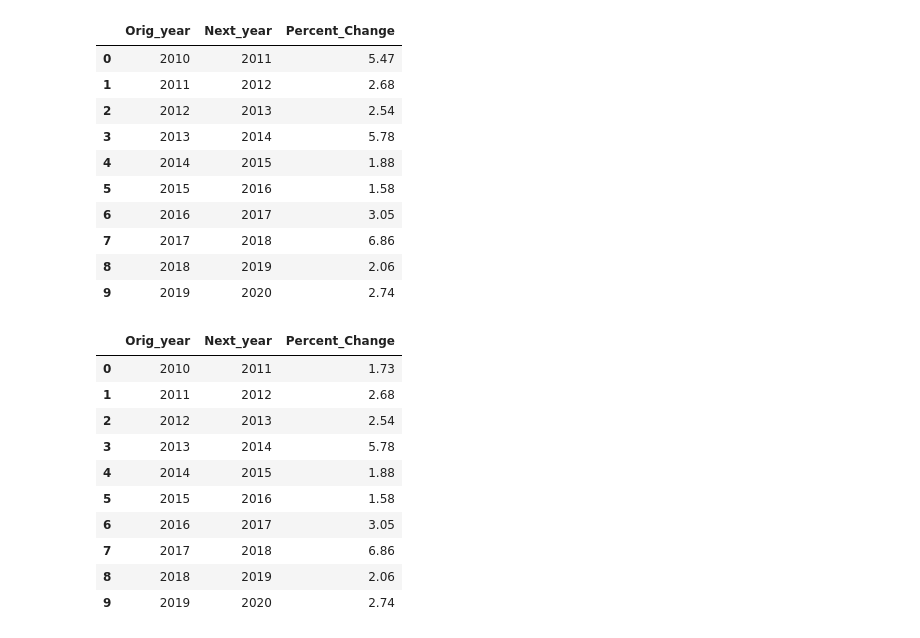
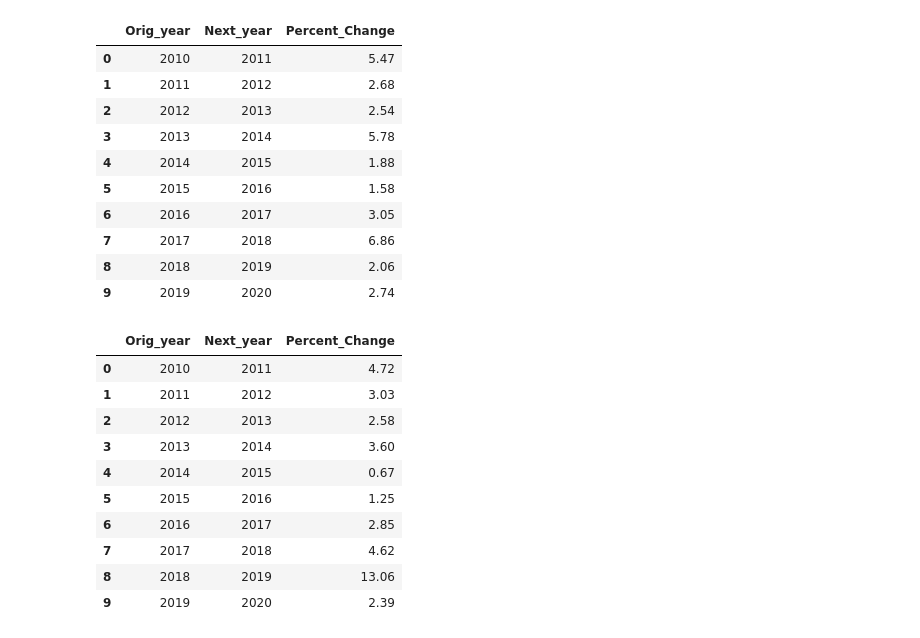
Before and after one commit to equeeuqe/FBA_PROJECT, a Jupyter notebook: project.ipynb, the cells around one changed output. Drawn from its saved outputs; the diff is of its cells as text; code cells hidden in the pictures.

```diff
--- a/project.ipynb
+++ b/project.ipynb
@@ -73,10 +73,10 @@ averageVal10 = round(food_2019['Value'].mean(), 2)
 food_2020 = food.loc[food['Year'] == 2020]
 averageVal11 = round(food_2020['Value'].mean(), 2)
 
-ave_list = [averageVal1, averageVal2, averageVal3,
+foods = [averageVal1, averageVal2, averageVal3,
     averageVal4, averageVal5, averageVal6, averageVal7, averageVal8, averageVal9, averageVal10, averageVal11]
 year_list = [2010, 2011, 2012, 2013, 2014, 2015, 2016, 2017, 2018, 2019, 2020]
-print(ave_list)
+print(foods)
 # %% [output]
 [83.56, 88.13, 90.49, 92.79, 98.15, 100.0, 101.58, 104.68, 111.86, 114.16, 117.29]
 # %% [markdown]
@@ -116,9 +116,9 @@ Val10 = round(general_2019['Value'].mean(), 2)
 general_2020 = general.loc[general['Year'] == 2020]
 Val11 = round(general_2020['Value'].mean(), 2)
 
-gen_ave_list = [Val1, Val2, Val3, Val4, Val5, Val6, Val7, Val8,
+generals = [Val1, Val2, Val3, Val4, Val5, Val6, Val7, Val8,
                 Val9, Val10, Val11]
-print(gen_ave_list)
+print(generals)
 # %% [output]
 [86.63, 90.72, 93.47, 95.88, 99.33, 100.0, 101.25, 104.14, 99.33, 112.3, 114.98]
 # %% [markdown]
@@ -170,10 +171,10 @@ ax.plot(year_list, gen_ave_list, label="buffalo")
 # %% [markdown]
     CALCULATING THE DEGREE OF CHANGE OVER TIME - FOOD INDECES
 # %%
-origVal = ave_list[0]
+origVal = foods[0]
 foodfinals = []
-for i in range(1, len(ave_list)):
-    newVal = ave_list[i]
+for i in range(1, len(foods)):
+    newVal = foods[i]
 
     if(newVal > origVal):
         left = newVal
@@ -207,10 +208,10 @@ print(foodfinals)
 # %% [markdown]
     CALCULATING THE DEGREE OF CHANGE OVER TIME - GENERAL INDECES
 # %%
-origVal = gen_ave_list[0]
-genfinals = []
-for i in range(1, len(gen_ave_list)):
-    newVal = ave_list[i]
+origVal = generals[0]
+general_final_list = []
+for i in range(1, len(generals)):
+    newVal = generals[i]
 
     if(newVal > origVal):
         left = newVal
@@ -226,7 +227,7 @@ for i in range(1, len(gen_ave_list)):
     per_change = round(deci_change*100, 2)
     print(per_change)
     origVal = newVal
-    genfinals.append(per_change)
+    general_final_list.append(per_change)
 
-print(genfinals)
+print(general_final_list)
 # %% [output]
@@ -262,22 +263,20 @@ final_food_df
 | 7 | 2017 | 2018 | 6.86 |
 | 8 | 2018 | 2019 | 2.06 |
 | 9 | 2019 | 2020 | 2.74 |
-# %%
-year_list_3 = [2010, 2011, 2012, 2013, 2014, 2015, 2016, 2017, 2018, 2019]
-year_list_4 = [2011, 2012, 2013, 2014, 2015, 2016, 2017, 2018, 2019, 2020]
-final_gen_df = pd.DataFrame(genfinals, columns=["Percent_Change"])
-final_gen_df.insert(0, "Orig_year", year_list_3, True)
-final_gen_df.insert(1, "Next_year", year_list_4, True)
-final_gen_df
-# %% [output]
-|  | Orig_year | Next_year | Percent_Change |
-| 0 | 2010 | 2011 | 1.73 |
-| 1 | 2011 | 2012 | 2.68 |
-| 2 | 2012 | 2013 | 2.54 |
-| 3 | 2013 | 2014 | 5.78 |
-| 4 | 2014 | 2015 | 1.88 |
-| 5 | 2015 | 2016 | 1.58 |
-| 6 | 2016 | 2017 | 3.05 |
-| 7 | 2017 | 2018 | 6.86 |
-| 8 | 2018 | 2019 | 2.06 |
-| 9 | 2019 | 2020 | 2.74 |
+# %%
+general_data = pd.DataFrame(general_final_list, columns=["Percent_Change"])
+general_data.insert(0, "Orig_year", year_list_1, True)
+general_data.insert(1, "Next_year", year_list_2, True)
+general_data
+# %% [output]
+|  | Orig_year | Next_year | Percent_Change |
+| 0 | 2010 | 2011 | 4.72 |
+| 1 | 2011 | 2012 | 3.03 |
+| 2 | 2012 | 2013 | 2.58 |
+| 3 | 2013 | 2014 | 3.60 |
+| 4 | 2014 | 2015 | 0.67 |
+| 5 | 2015 | 2016 | 1.25 |
+| 6 | 2016 | 2017 | 2.85 |
+| 7 | 2017 | 2018 | 4.62 |
+| 8 | 2018 | 2019 | 13.06 |
+| 9 | 2019 | 2020 | 2.39 |
```
Also changed, not shown: parts of 4 cells of this notebook.
